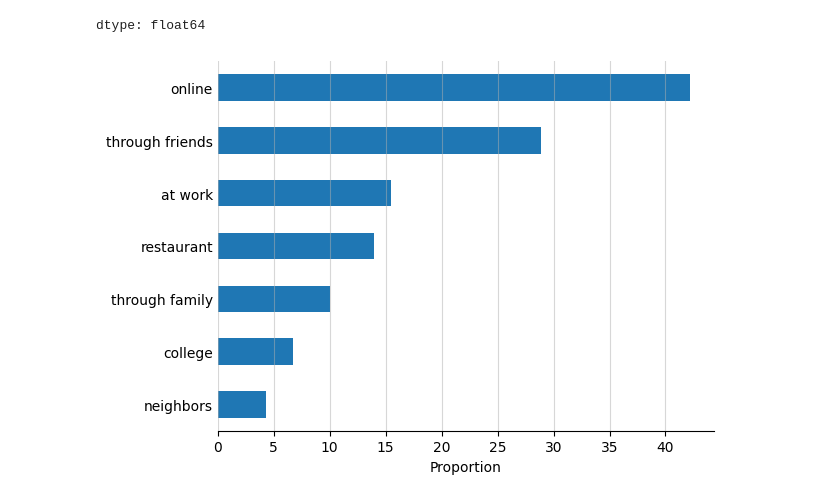
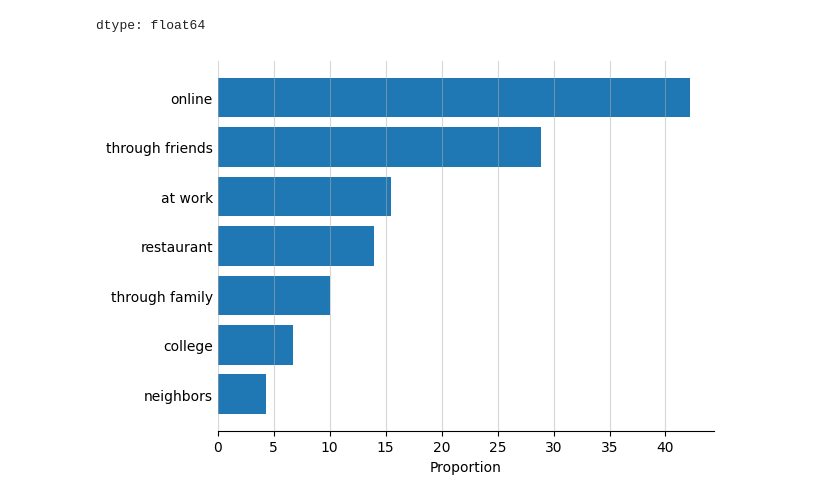
Before and after one commit to BhavikBuchke/Cisco-Data-science-program, a Jupyter notebook: Data visualization/how couples meet project/the internet and dating.ipynb, the cells around one changed output. Drawn from its saved outputs; the diff is of its cells as text; code cells hidden in the pictures.

```diff
--- a/Data visualization/how couples meet project/the internet and dating.ipynb
+++ b/Data visualization/how couples meet project/the internet and dating.ipynb
@@ -242,8 +242,7 @@ Below are a few ideas for extensions:
 
 2. Create a set of subplots featuring horizontal bar plots for two different decades of your choosing, with each subplot showing the proportion of people who met through each method.
 # %%
-decade = 2010.0
-data = df.loc[decade]
+data = df.loc[2010]
 data.sort_values(inplace=True)
 data
 # %% [output]
@@ -262,11 +261,11 @@ See the caveats in the documentation: https://pandas.pydata.org/pandas-docs/stab
 dtype: float64
 # %%
 from matplotlib import spines
-data.plot(kind='barh')
+plt.barh(data.index, data)
 plt.grid(axis='x', alpha=0.5)
 plt.xlabel('Proportion')
 ax = plt.gca()
+ax.spines[['left', 'top', 'right']].set_visible(False)
 plt.tick_params(axis='y', length=0)
-ax.spines[['left', 'top', 'right']].set_visible(False)
 # %% [output]
-[figure, old version]
+[figure, new version]
```
Also changed, not shown: parts of 4 cells of this notebook.
